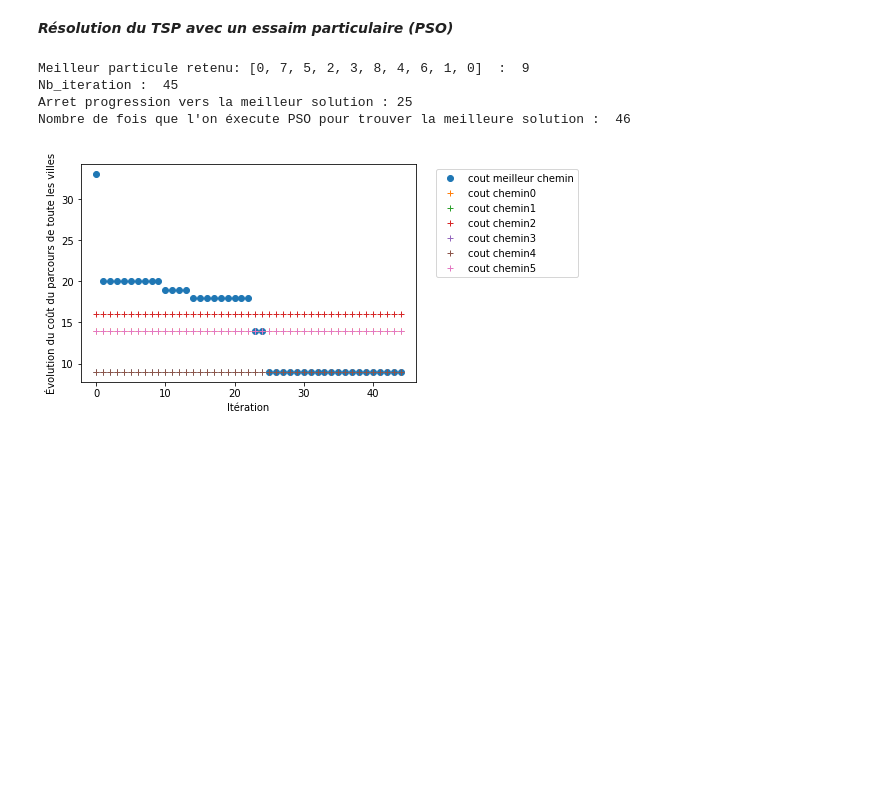
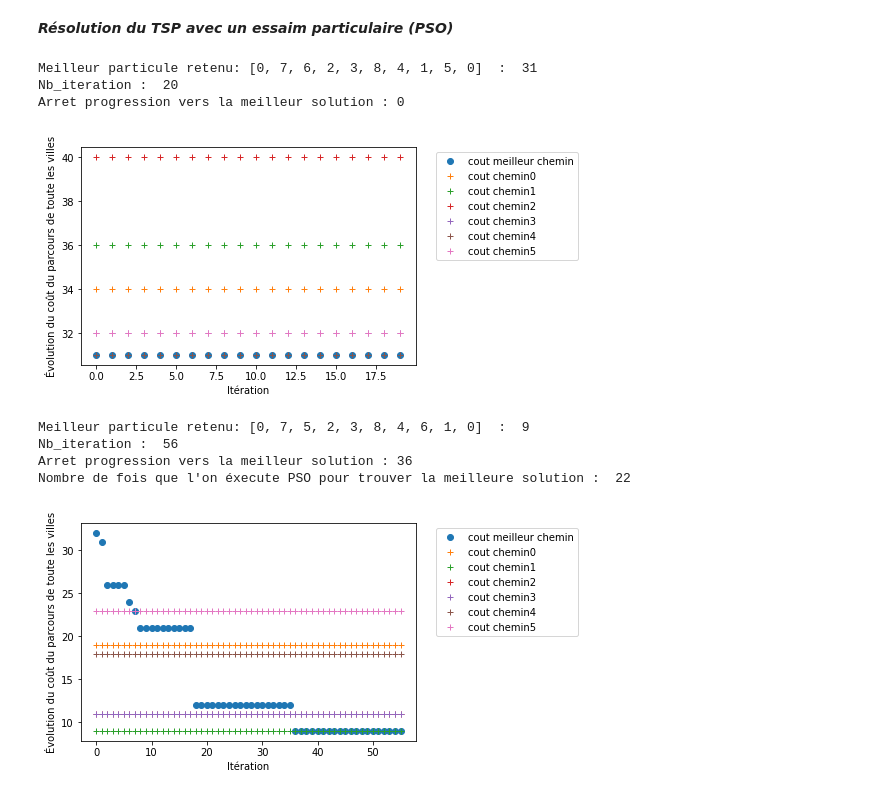
Before and after one commit to Almamy78593/Optimisation-Algorithms, a Jupyter notebook: main.ipynb, the cells around one changed output. Saved outputs shown, nothing was run; the diff lists cells and outputs as text; code cells hidden in the pictures; blank space fills up the shorter version.

```diff
--- a/main.ipynb
+++ b/main.ipynb
@@ -149,21 +150,28 @@ pso pour f3 avec historique : pg =  10.294286254041804 et f3(Pg) = 4.00888250249
 # %% [markdown]
 ***Résolution du TSP avec un essaim particulaire (PSO)***
 # %%
-tsp_pso_9_villes = tspPso(f=cost, distances=DISTANCES_VILLES, n_particules=N_PARTICULE, n_iterations=ITERATION_MAX_TSP)
+tsp_pso_9_villes = tspPso(f=costPso, distances=DISTANCES_VILLES, n_particules=N_PARTICULE, n_iterations=ITERATION_MAX_TSP)
+print("Meilleur particule retenu:",tsp_pso_9_villes[0], " : ", tsp_pso_9_villes[1][-1], "\nNb_iteration : ",tsp_pso_9_villes[3])
+print("Arret progression vers la meilleur solution :", tsp_pso_9_villes[4])
+plotResolvingTsp(tsp_pso_9_villes)
 
 nb_essai = 0
-while tsp_pso_9_villes[1][-1] != SOLUTION_TSP :
-  tsp_pso_9_villes = tspPso(f=cost, distances=DISTANCES_VILLES, n_particules=N_PARTICULE, n_iterations=ITERATION_MAX_TSP)
+while tsp_pso_9_villes[1][-1] > SOLUTION_TSP :
+  tsp_pso_9_villes = tspPso(f=costPso, distances=DISTANCES_VILLES, n_particules=N_PARTICULE, n_iterations=ITERATION_MAX_TSP)
   nb_essai+=1
 
 print("Meilleur particule retenu:",tsp_pso_9_villes[0], " : ", tsp_pso_9_villes[1][-1], "\nNb_iteration : ",tsp_pso_9_villes[3])
 print("Arret progression vers la meilleur solution :", tsp_pso_9_villes[4])
 print("Nombre de fois que l'on éxecute PSO pour trouver la meilleure solution : ", nb_essai)
 
-plotPsoTsp(tsp_pso_9_villes)
+plotResolvingTsp(tsp_pso_9_villes)
 # %% [output]
-Meilleur particule retenu: [0, 7, 5, 2, 3, 8, 4, 6, 1, 0]  :  9
-Nb_iteration :  45
-Arret progression vers la meilleur solution : 25
-Nombre de fois que l'on éxecute PSO pour trouver la meilleure solution :  46
+Meilleur particule retenu: [0, 7, 6, 2, 3, 8, 4, 1, 5, 0]  :  31
+Nb_iteration :  20
+Arret progression vers la meilleur solution : 0
-[figure, old version]
+[figure, new version]
+Meilleur particule retenu: [0, 7, 5, 2, 3, 8, 4, 6, 1, 0]  :  9
+Nb_iteration :  56
+Arret progression vers la meilleur solution : 36
+Nombre de fois que l'on éxecute PSO pour trouver la meilleure solution :  22
+[figure, added]
```
Also changed, not shown: parts of 3 cells of this notebook, 3 other files.
